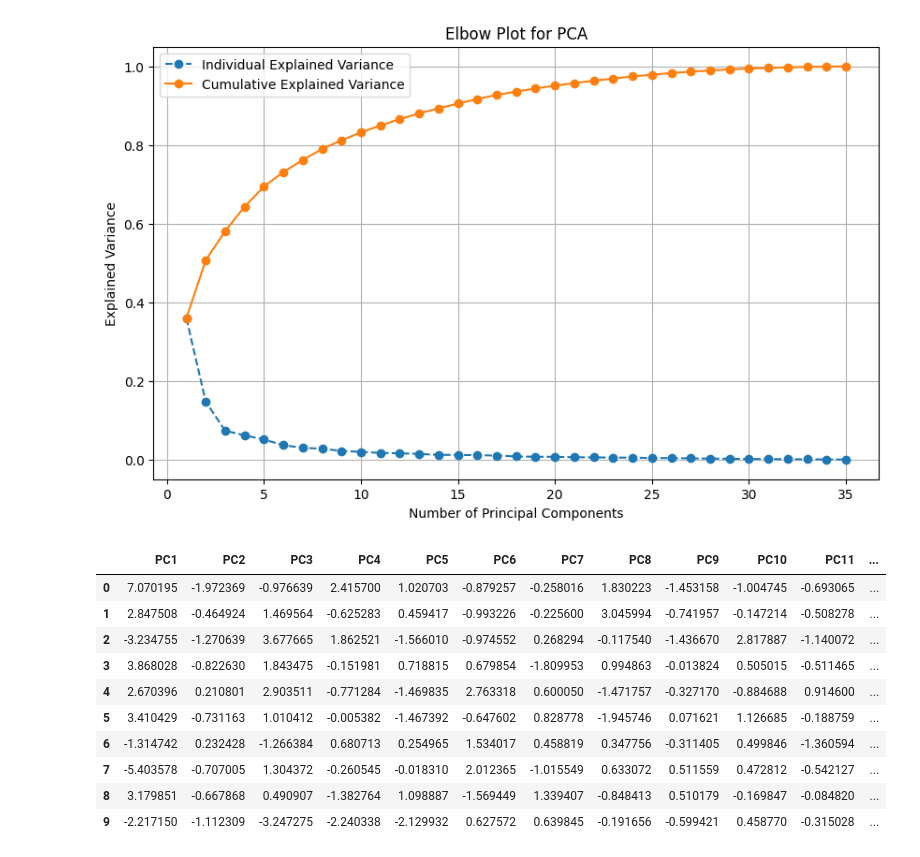
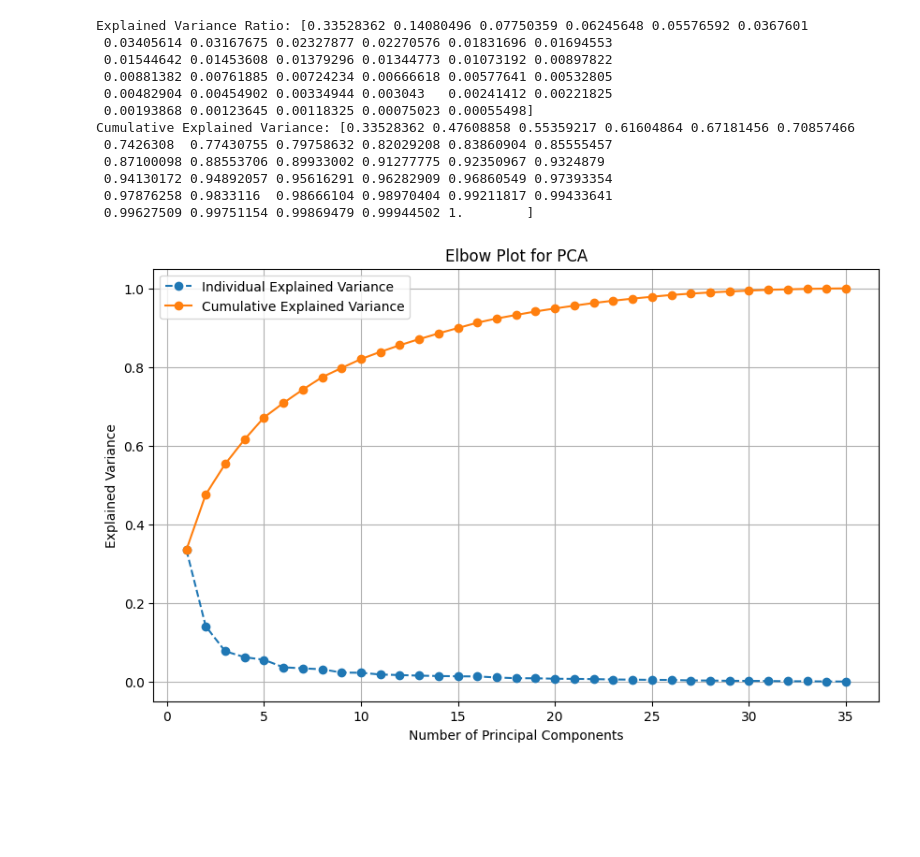
Before and after one commit to Mghd269/DMI-Project, a Jupyter notebook: notebooks/03_data_preparation.ipynb, the cells around one changed output. Cells and saved outputs as stored; diff of their text form; code cells hidden in the pictures; blank space fills up the shorter version.

```diff
--- a/notebooks/03_data_preparation.ipynb
+++ b/notebooks/03_data_preparation.ipynb
@@ -14,2 +40,2 @@ df = pd.read_csv(file_path)
 # %%
-#cols_for_grouping = df.loc[:, ~df.columns.isin(['Nazwa', 'ID', 'Adres e-mail'])].columns
+cols_for_grouping = df.loc[:, ~df.columns.isin(['Nazwa', 'ID', 'Adres e-mail'])].columns
@@ -31,5 +42,5 @@ df.head()
 # %%
+df[cols_for_grouping] = StandardScaler().fit_transform(df[cols_for_grouping])
+
 #Columns for model
 data_for_model = df.loc[:, ~df.columns.isin(['Nazwa', 'ID', 'Adres e-mail', 'W jaki sposób chcesz uczestniczyć w Community?'])]
-
-data_for_model.head(5)
@@ -48,11 +46,0 @@ data_for_model.head(5)
-# %%
-#PCA
-pca = PCA()
-pca.fit(data_for_model)
-
-
-explained_variance = pca.explained_variance_ratio_
-cumulative_variance = np.cumsum(explained_variance)
-
-#Print best number of components
-print('Best number of components: ', np.argmax(cumulative_variance > 0.95) + 1)
@@ -61,14 +55,39 @@ Best number of components:  20
 # %%
+pca_ = PCA()
+pca_.fit(data_for_model)
+
+# Explained variance ratio
+explained_variance = pca_.explained_variance_ratio_
+print("Explained Variance Ratio:", explained_variance_ratio)
+
+# Cumulative explained variance
+cumulative_variance = np.cumsum(explained_variance_ratio)
+print("Cumulative Explained Variance:", cumulative_variance)
+
+
+
 plt.figure(figsize=(10, 6))
 plt.plot(range(1, len(explained_variance) + 1), explained_variance, marker='o', linestyle='--', label='Individual Explained Variance')
 plt.plot(range(1, len(cumulative_variance) + 1), cumulative_variance, marker='o', linestyle='-', label='Cumulative Explained Variance')
 plt.title('Elbow Plot for PCA')
 plt.xlabel('Number of Principal Components')
 plt.ylabel('Explained Variance')
 plt.legend()
 plt.grid(True)
 plt.show()
 # %% [output]
+Explained Variance Ratio: [0.33528362 0.14080496 0.07750359 0.06245648 0.05576592 0.0367601
+ 0.03405614 0.03167675 0.02327877 0.02270576 0.01831696 0.01694553
+ 0.01544642 0.01453608 0.01379296 0.01344773 0.01073192 0.00897822
+ 0.00881382 0.00761885 0.00724234 0.00666618 0.00577641 0.00532805
+ 0.00482904 0.00454902 0.00334944 0.003043   0.00241412 0.00221825
+ 0.00193868 0.00123645 0.00118325 0.00075023 0.00055498]
+Cumulative Explained Variance: [0.33528362 0.47608858 0.55359217 0.61604864 0.67181456 0.70857466
+ 0.7426308  0.77430755 0.79758632 0.82029208 0.83860904 0.85555457
+ 0.87100098 0.88553706 0.89933002 0.91277775 0.92350967 0.9324879
+ 0.94130172 0.94892057 0.95616291 0.96282909 0.96860549 0.97393354
+ 0.97876258 0.9833116  0.98666104 0.98970404 0.99211817 0.99433641
+ 0.99627509 0.99751154 0.99869479 0.99944502 1.        ]
-[figure, old version]
+[figure, new version]
 # %%
 #Create models
@@ -76,21 +95,7 @@ pca = PCA(n_components=20)
 pca.fit(data_for_model)
 data_pca = pca.transform(data_for_model)
 # %%
-data_pca = pd.DataFrame(data_pca, columns=[f'PC{i}' for i in range(1, 21)])
-
-data_pca.head(10)
+data_pca = pd.DataFrame(data_pca, columns=[f'PC{i}' for i in range(1, 22)])
-# %% [output]
-|  | PC1 | PC2 | PC3 | PC4 | PC5 | PC6 | PC7 | PC8 | PC9 | PC10 | PC11 | ... |
-| 0 | 7.070195 | -1.972369 | -0.976639 | 2.415700 | 1.020703 | -0.879257 | -0.258016 | 1.830223 | -1.453158 | -1.004745 | -0.693065 | ... |
-| 1 | 2.847508 | -0.464924 | 1.469564 | -0.625283 | 0.459417 | -0.993226 | -0.225600 | 3.045994 | -0.741957 | -0.147214 | -0.508278 | ... |
-| 2 | -3.234755 | -1.270639 | 3.677665 | 1.862521 | -1.566010 | -0.974552 | 0.268294 | -0.117540 | -1.436670 | 2.817887 | -1.140072 | ... |
-| 3 | 3.868028 | -0.822630 | 1.843475 | -0.151981 | 0.718815 | 0.679854 | -1.809953 | 0.994863 | -0.013824 | 0.505015 | -0.511465 | ... |
-| 4 | 2.670396 | 0.210801 | 2.903511 | -0.771284 | -1.469835 | 2.763318 | 0.600050 | -1.471757 | -0.327170 | -0.884688 | 0.914600 | ... |
-| 5 | 3.410429 | -0.731163 | 1.010412 | -0.005382 | -1.467392 | -0.647602 | 0.828778 | -1.945746 | 0.071621 | 1.126685 | -0.188759 | ... |
-| 6 | -1.314742 | 0.232428 | -1.266384 | 0.680713 | 0.254965 | 1.534017 | 0.458819 | 0.347756 | -0.311405 | 0.499846 | -1.360594 | ... |
-| 7 | -5.403578 | -0.707005 | 1.304372 | -0.260545 | -0.018310 | 2.012365 | -1.015549 | 0.633072 | 0.511559 | 0.472812 | -0.542127 | ... |
-| 8 | 3.179851 | -0.667868 | 0.490907 | -1.382764 | 1.098887 | -1.569449 | 1.339407 | -0.848413 | 0.510179 | -0.169847 | -0.084820 | ... |
-| 9 | -2.217150 | -1.112309 | -3.247275 | -2.240338 | -2.129932 | 0.627572 | 0.639845 | -0.191656 | -0.599421 | 0.458770 | -0.315028 | ... |
 # %%
 kmeans = KMeans(n_clusters=3, random_state=0)
 kmeans_labels = kmeans.fit_predict(data_pca)
```
Also changed, not shown: parts of 13 cells of this notebook.
